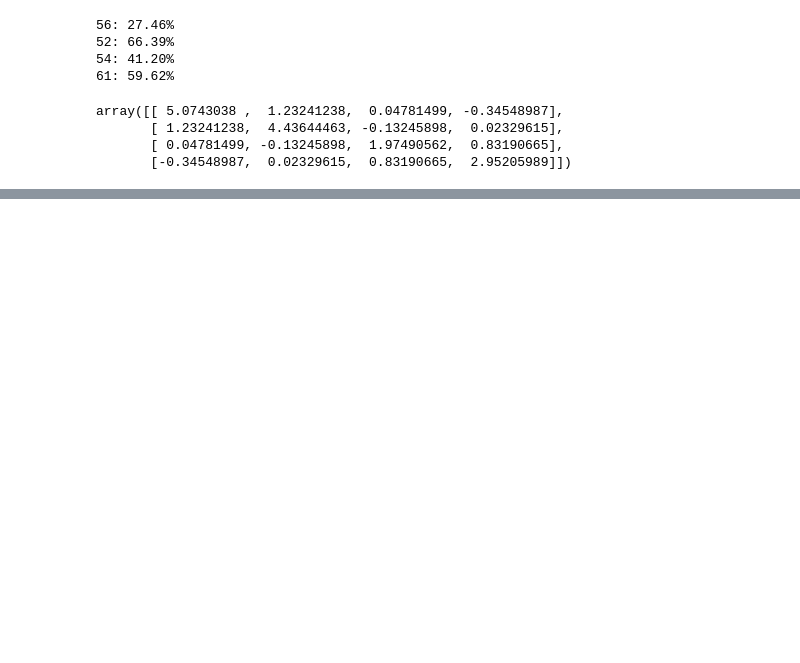
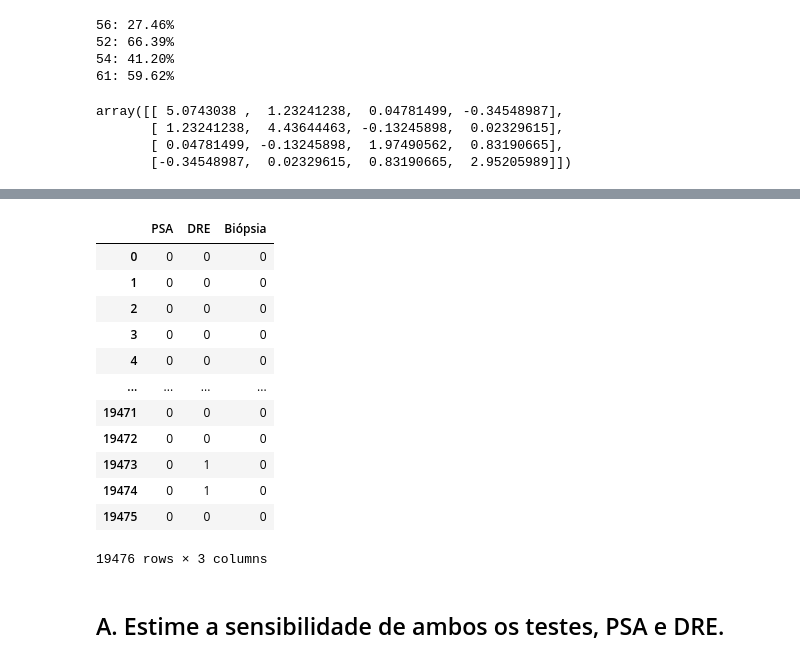
Before and after one commit to caiomorozini/engenharia_medica, a Jupyter notebook: src/pratica_1.ipynb, the cells around one changed output, grey strips where cells are left out. Drawn from its saved outputs; the diff is of its cells as text; code cells hidden in the pictures; blank space fills up the shorter version.

Commit message:
Atualiza pratica 1

```diff
--- a/src/pratica_1.ipynb
+++ b/src/pratica_1.ipynb
@@ -186,0 +179,2 @@ plt.plot(calcula_distribuicao_normal(df.iloc[0]).pdf(df.iloc[0]))
+# %%
+data = loadmat('../data/pratica_1/Atividade 2.mat').get('dados')
@@ -186,0 +191,19 @@ plt.plot(calcula_distribuicao_normal(df.iloc[0]).pdf(df.iloc[0]))
+# %%
+df_data = pd.DataFrame(data, columns=['PSA', 'DRE', 'Biópsia'])
+df_data
+# %% [output]
+|  | PSA | DRE | Biópsia |
+| 0 | 0 | 0 | 0 |
+| 1 | 0 | 0 | 0 |
+| 2 | 0 | 0 | 0 |
+| 3 | 0 | 0 | 0 |
+| 4 | 0 | 0 | 0 |
+| ... | ... | ... | ... |
+| 19471 | 0 | 0 | 0 |
+| 19472 | 0 | 0 | 0 |
+| 19473 | 0 | 1 | 0 |
+| 19474 | 0 | 1 | 0 |
+| 19475 | 0 | 0 | 0 |
+19476 rows × 3 columns
+# %% [markdown]
+## A. Estime a sensibilidade de ambos os testes, PSA e DRE.
```
Also changed, not shown: parts of 43 cells of this notebook.
